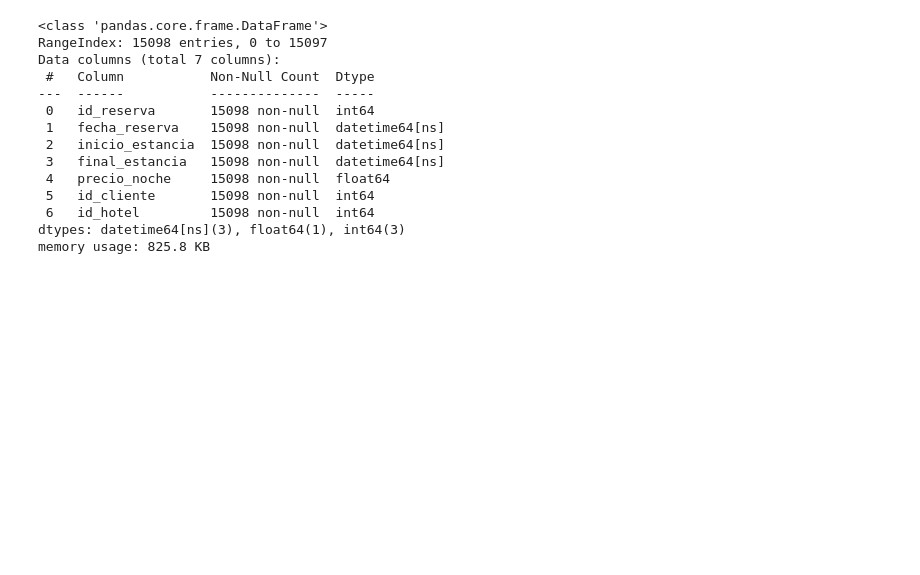
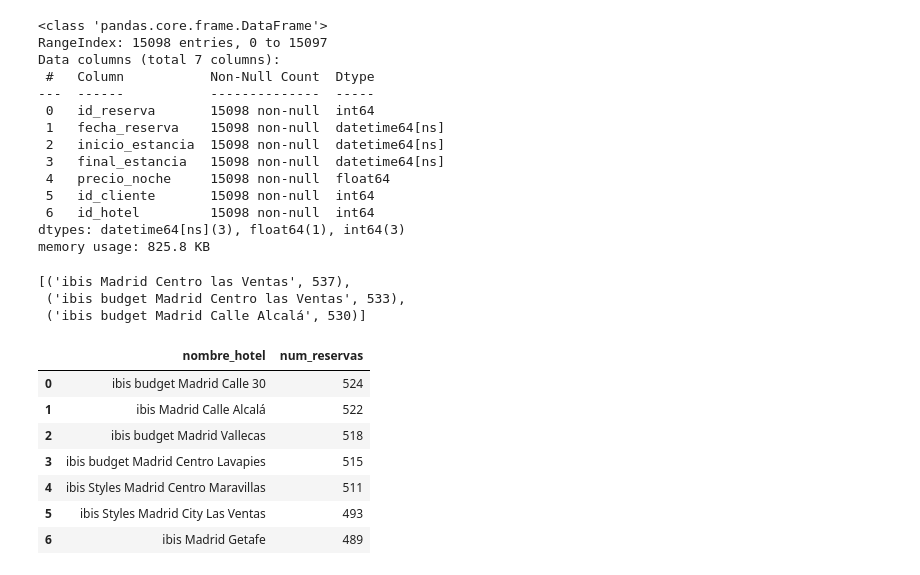
Before and after one commit to Gonzalo8julian/14.PROYECTO_ETL, a Jupyter notebook: jupyters/carga.ipynb, the cells around one changed output. Cells and saved outputs as stored; diff of their text form; code cells hidden in the pictures; blank space fills up the shorter version.

Commit message:
carga de datos

```diff
--- a/jupyters/carga.ipynb
+++ b/jupyters/carga.ipynb
@@ -512,3 +512,39 @@ cur.executemany(insert_query, data_to_insert)
 conn.commit()
 # %%
 conn.rollback()
+# %%
+#Hacemos una query de comprobación para ver que se han insertado los datos correctamente. Para ello hacemos un join de las tablas hoteles y reservas para ver cuántas reservas han hecho en los hoteles de la competencia:
+query_com = """
+                    select
+                        h.nombre_hotel,
+                        COUNT(r.id_reserva) AS num_reservas
+                    from
+                        public.hoteles as h
+                        join public.reservas as r on h.id_hotel = r.id_hotel
+                    where
+                        h.competencia = true
+                    group by
+                        h.nombre_hotel
+                    order by
+                        num_reservas desc ;
+"""
+
+cur.execute(query_com)
+cur.fetchmany(3)
+# %% [output]
+[('ibis Madrid Centro las Ventas', 537),
+ ('ibis budget Madrid Centro las Ventas', 533),
+ ('ibis budget Madrid Calle Alcalá', 530)]
+# %%
+#pasamos a df la query anterior para ver los resultados:
+query_prueba = pd.DataFrame(cur.fetchall(), columns=["nombre_hotel", "num_reservas"])
+query_prueba
+# %% [output]
+|  | nombre_hotel | num_reservas |
+| 0 | ibis budget Madrid Calle 30 | 524 |
+| 1 | ibis Madrid Calle Alcalá | 522 |
+| 2 | ibis budget Madrid Vallecas | 518 |
+| 3 | ibis budget Madrid Centro Lavapies | 515 |
+| 4 | ibis Styles Madrid Centro Maravillas | 511 |
+| 5 | ibis Styles Madrid City Las Ventas | 493 |
+| 6 | ibis Madrid Getafe | 489 |
```
Also changed, not shown: 2 other files.
